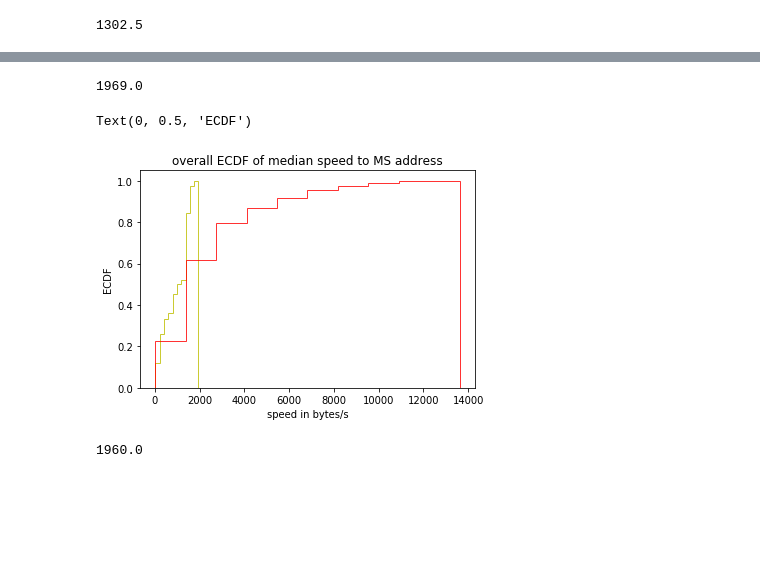
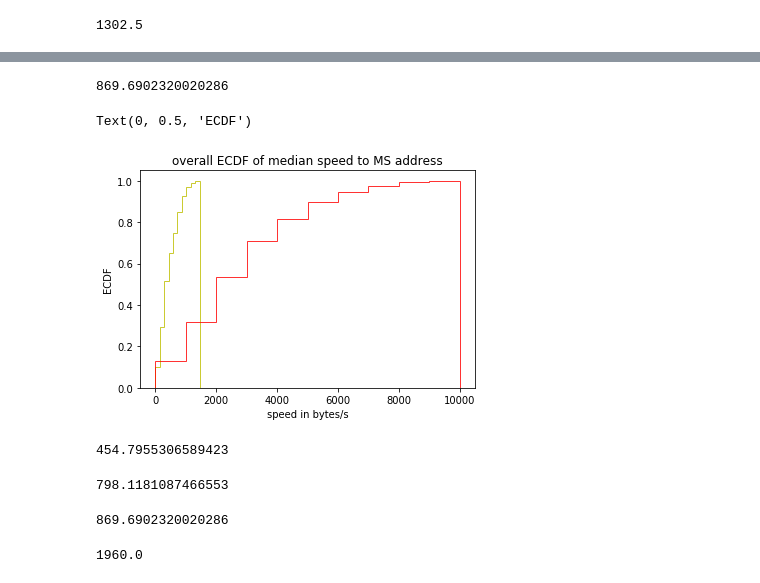
Before and after one commit to wnykuang/activation_detector, a Jupyter notebook: EDA_modeling_final1a.ipynb, the cells around one changed output, grey strips where cells are left out. Saved outputs shown, nothing was run; the diff lists cells and outputs as text; code cells hidden in the pictures; blank space fills up the shorter version.

```diff
--- a/EDA_modeling_final1a.ipynb
+++ b/EDA_modeling_final1a.ipynb
@@ -2858,4 +2883,6 @@ medians_speeds_activations = []
 for median in median_among_activatiosn:
     for m in median:
         medians_speeds_activations.append(m)
+# %%
+medians_speeds_activations = np.asarray(medians_speeds_activations)
 # %%
@@ -2885,25 +2912,38 @@ np.percentile(all_medians_idles, 95)
 # %%
-np.percentile(medians_speeds_activations, 37)
+np.percentile(medians_speeds_activations, 10)
 #37% speeds of activations is lower than 1960.
+#mean (total data/total time) of bac
 # %% [output]
-1969.0
+869.6902320020286
 # %%
 filtered_medians_idle = np.asanyarray(all_medians_idles)
-filtered_medians_idle = filtered_medians_idle[filtered_medians_idle < 1950]
+filtered_medians_idle = filtered_medians_idle
 # %%
-temp = filtered_medians_idle
-temp2 = np.asarray(medians_speeds_activations)
+temp = filtered_medians_idle[filtered_medians_idle < np.percentile(all_medians_idles, 95)]
+temp2 = medians_speeds_activations[medians_speeds_activations < 10000]
 plt.hist(temp, density=True, cumulative=True, label='CDF',
          histtype='step', alpha=0.8, color='y')
 plt.hist(temp2, density=True, cumulative=True, label='CDF',
          histtype='step', alpha=0.8, color='r')
 
 plt.title("overall ECDF of median speed to MS address")
 plt.xlabel("speed in bytes/s")
 plt.ylabel("ECDF")
 # %% [output]
 Text(0, 0.5, 'ECDF')
-[figure, old version]
+[figure, new version]
+# %%
+np.median(filtered_medians_idle)
+# %% [output]
+454.7955306589423
+# %%
+np.percentile(filtered_medians_idle, 75)
+# %% [output]
+798.1181087466553
+# %%
+np.percentile(medians_speeds_activations, 10)
+# %% [output]
+869.6902320020286
 # %%
 np.percentile(medians_speeds_activations, 20)
 #more than 80% of speeds
```
Also changed, not shown: parts of 11 cells of this notebook.
